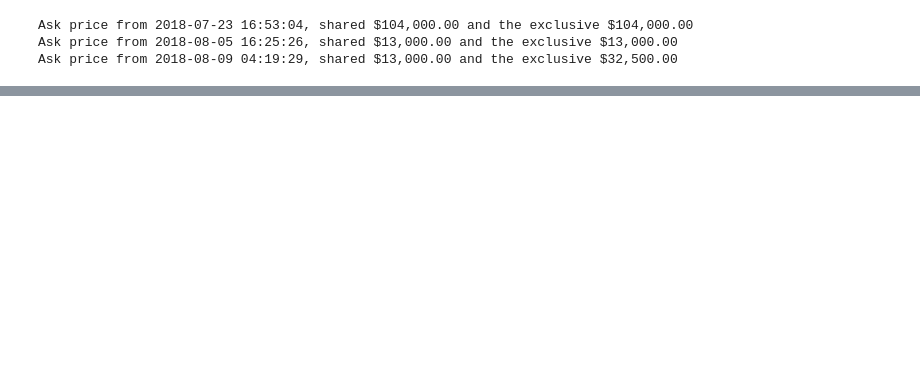
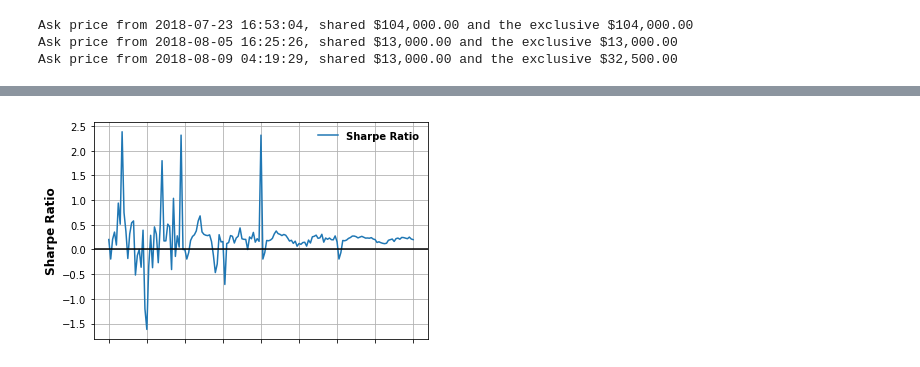
Before and after one commit to QuantConnect/AlphaStreams, a Jupyter notebook: QuantConnect.AlphaStream.Python/QuantConnectAlphaStreamsNotebook.ipynb, the cells around one changed output, grey strips where cells are left out. Saved outputs shown, nothing was run; the diff lists cells and outputs as text; code cells hidden in the pictures; blank space fills up the shorter version.

```diff
--- a/QuantConnect.AlphaStream.Python/QuantConnectAlphaStreamsNotebook.ipynb
+++ b/QuantConnect.AlphaStream.Python/QuantConnectAlphaStreamsNotebook.ipynb
@@ -218,0 +299,18 @@ Error at 2018-09-22 00:08:54, error message: Algorithm.Initialize() Error: Execu
+# %%
+# Plot Sharpe Ratio curve (see RollingWindow attribute for more)
+%matplotlib inline
+import matplotlib.pyplot as plt
+
+df = backtest.RollingWindow['SharpeRatio']
+
+plt.figure()
+ax = df.plot()
+fig = ax.get_figure()
+plt.xticks(rotation = 0,ha = 'center')
+plt.xlabel("")
+plt.ylabel('Sharpe Ratio',size = 12,fontweight='bold')
+ax.legend(['Sharpe Ratio'],prop = {'weight':'bold'},frameon=False, loc = "upper right")
+plt.axhline(y = 0, color = 'black')
+ax.grid()
+# %% [output]
+[figure, added]
```
Also changed, not shown: parts of 17 cells of this notebook, 6 other files.
